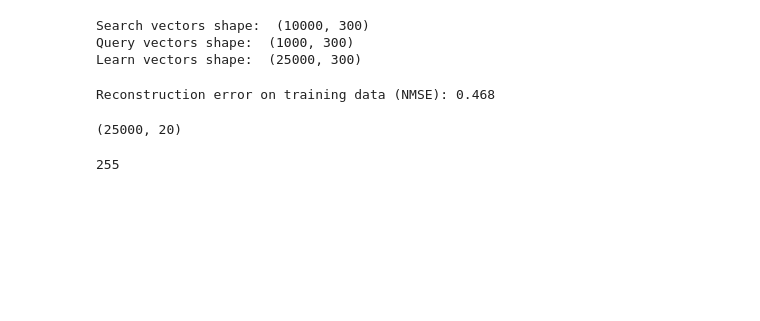
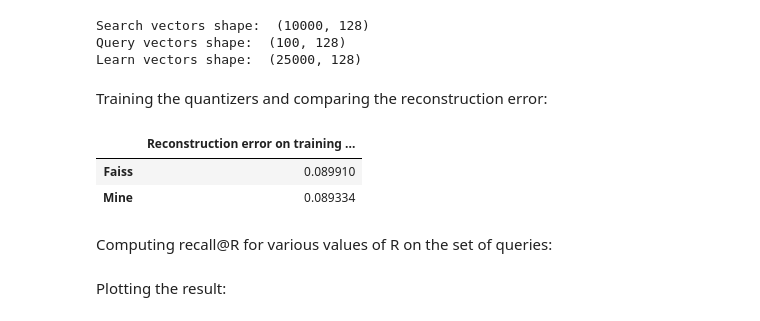
Before and after one commit to iretes/IR-proj, a Jupyter notebook: faiss_comparison.ipynb, the cells around one changed output. Saved outputs shown, nothing was run; the diff lists cells and outputs as text; code cells hidden in the pictures; blank space fills up the shorter version.

```diff
--- a/faiss_comparison.ipynb
+++ b/faiss_comparison.ipynb
@@ -38,41 +48,44 @@ DATASET = "glove"
 # %%
-if DATASET == "sift":
-    search_data, queries, tr_data, gt = load_sift(name="siftsmall", dir="/content")
-
-    print("Search vectors shape: ", search_data.shape)
-    print("Query vectors shape: ", queries.shape)
-    print("Learn vectors shape: ", tr_data.shape)
+if DATASET == "sift" or DATASET == "siftsmall":
+    search_data, queries, tr_data, gt = load_sift(name=DATASET, dir="/content")
 else:
     with open('/content/glove_data.pkl', 'rb') as f:
         tr_data, search_data, queries = pickle.load(f)
 
-    print("Search vectors shape: ", search_data.shape)
-    print("Query vectors shape: ", queries.shape)
-    print("Learn vectors shape: ", tr_data.shape)
+print("Search vectors shape: ", search_data.shape)
+print("Query vectors shape: ", queries.shape)
+print("Learn vectors shape: ", tr_data.shape)
 
 sample_query = queries[0]
 sample_query_snorm = np.sum(np.square(sample_query))
 # %% [output]
-Search vectors shape:  (10000, 300)
-Query vectors shape:  (1000, 300)
-Learn vectors shape:  (25000, 300)
+Search vectors shape:  (10000, 128)
+Query vectors shape:  (100, 128)
+Learn vectors shape:  (25000, 128)
-# %%
-M = 8 if DATASET == "sift" else 20
-pq = faiss.ProductQuantizer(tr_data.shape[1], M, 8)
-pq.train(tr_data)
-
-compressed_tr = pq.compute_codes(tr_data)
-decompressed_tr = pq.decode(compressed_tr)
-
-print("Reconstruction error on training data (NMSE): %.3f" % NMSE(tr_data, decompressed_tr))
-# %% [output]
-Reconstruction error on training data (NMSE): 0.468
-# %%
-compressed_tr.shape # => M=8, 20
-# %% [output]
-(25000, 20)
-# %%
-np.max(np.unique(compressed_tr)) # => K=256
-# %% [output]
-255
+# %% [markdown]
+Training the quantizers and comparing the reconstruction error:
+# %%
+pq_faiss = faiss.ProductQuantizer(tr_data.shape[1], M, int(np.log2(K)))
+pq_faiss.train(tr_data)
+faiss_compressed_tr = pq_faiss.compute_codes(tr_data)
+faiss_decompressed_tr = pq_faiss.decode(faiss_compressed_tr)
+faiss_rec_error = NMSE(tr_data, faiss_decompressed_tr)
+
+pq_mine = PQ(M=M, K=K, seed=RANDOM_SEED)
+pq_mine.train(tr_data, add=False)
+mine_compressed_tr = pq_mine.compress(tr_data)
+mine_decompressed_tr = pq_mine.decompress(mine_compressed_tr)
+mine_rec_error = NMSE(tr_data, mine_decompressed_tr)
+
+pd.DataFrame({
+    "Reconstruction error on training data (NMSE)": [
+        faiss_rec_error,
+        mine_rec_error
+    ]}, index=["FAISS", "Mine"])
+# %% [output]
+|  | Reconstruction error on training ... |
+| Faiss | 0.089910 |
+| Mine | 0.089334 |
+# %% [markdown]
+Computing recall@R for various values of R on the set of queries:
 # %%
@@ -110,5 +121,7 @@ for i, query in enumerate(queries):
 
 faiss_recall_mean = np.mean(faiss_recall, axis=0)
 mine_recall_mean = np.mean(mine_recall, axis=0)
+# %% [markdown]
+Plotting the result:
 # %%
 plt.plot(R, faiss_recall_mean, '-s', label="FAISS PQ", color=matplotlib.colormaps["tab20"](0))
```
Also changed, not shown: parts of 15 cells of this notebook, 2 other files.
